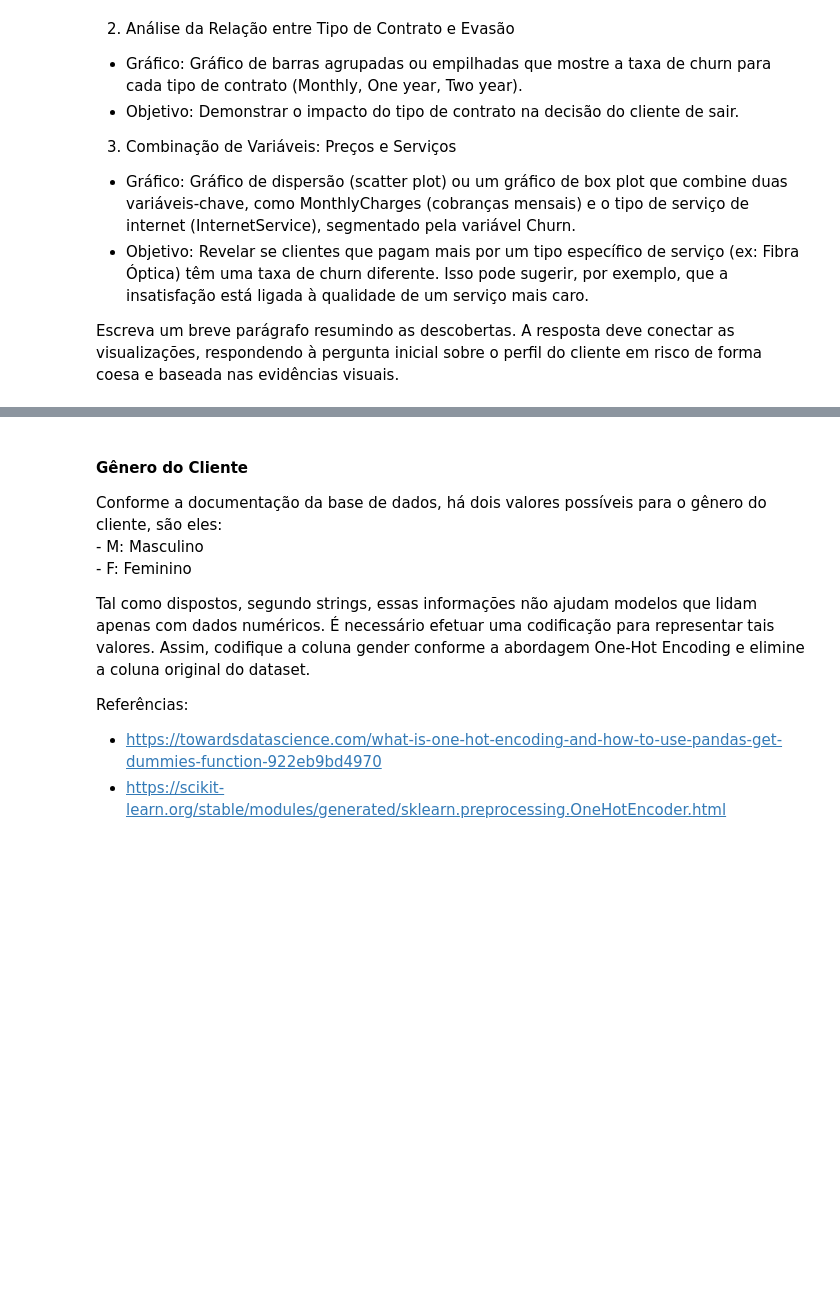
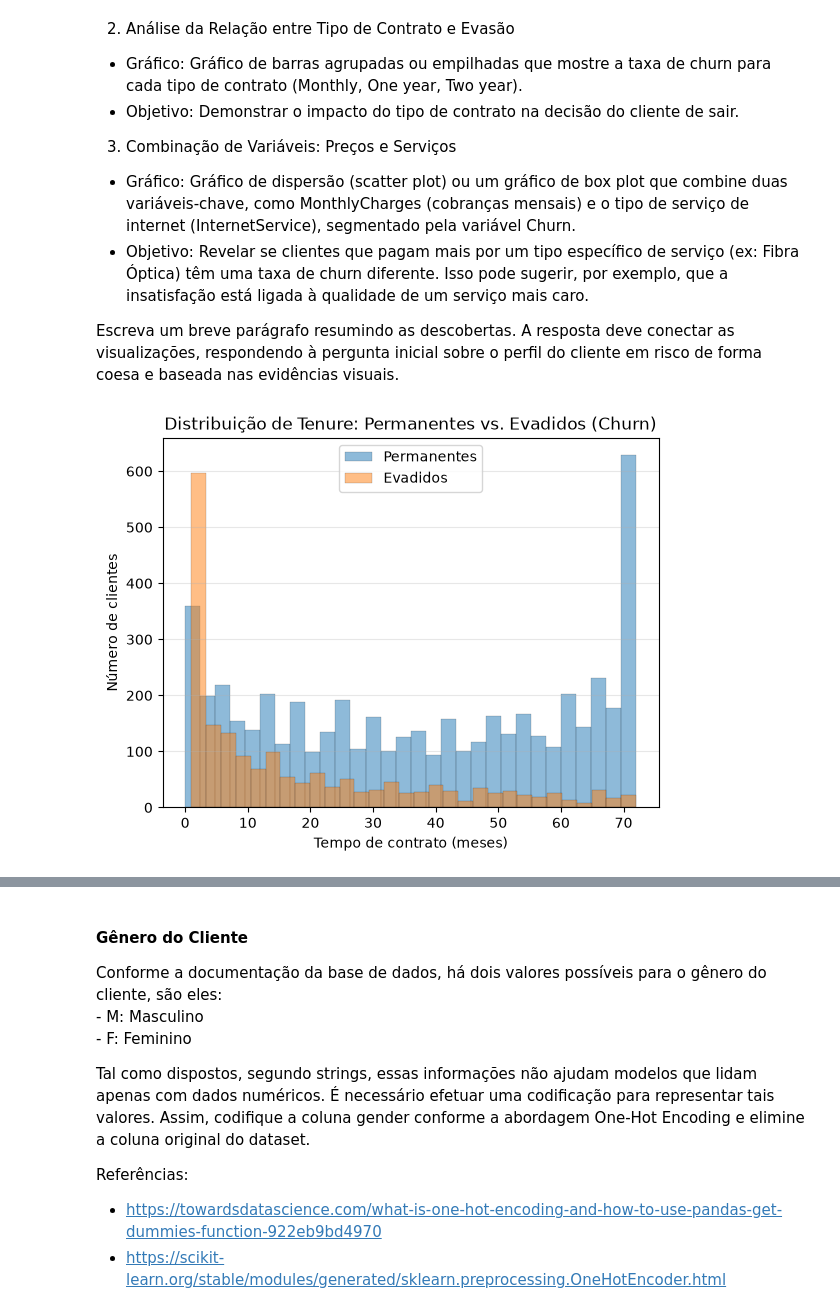
Before and after one commit to devgabrielbenayon/TrabalhoRedesNeurais, a Jupyter notebook: RNA-2025.2-PP1.2.ipynb, the cells around one changed output, grey strips where cells are left out. Saved outputs shown, nothing was run; the diff lists cells and outputs as text; code cells hidden in the pictures; blank space fills up the shorter version.

```diff
--- a/RNA-2025.2-PP1.2.ipynb
+++ b/RNA-2025.2-PP1.2.ipynb
@@ -247,6 +248,8 @@ plt.xlabel('Perfil do Cliente')
 plt.ylabel('% de Churn (Yes)')
 plt.title('Taxa de Churn: Perfil Completo')
 plt.grid(axis='y', alpha=0.3)
+
+df = df.drop(columns=['PerfilHip3'])
 # %% [output]
 [figure]
 # %% [markdown]
@@ -270,3 +273,19 @@ _**Qual é o perfil do cliente com alta probabilidade de churn e o que mais o in
 
 
 Escreva um breve parágrafo resumindo as descobertas. A resposta deve conectar as visualizações, respondendo à pergunta inicial sobre o perfil do cliente em risco de forma coesa e baseada nas evidências visuais.
+# %%
+clientesPermanentes = df[df['Churn'] == 'No']
+clientesEvadidos = df[df['Churn'] == 'Yes']
+
+plt.hist(clientesPermanentes['tenure'], bins=30, alpha=0.5, label='Permanentes', edgecolor='black', linewidth=0.2)
+plt.hist(clientesEvadidos['tenure'], bins=30, alpha=0.5, label='Evadidos', edgecolor='black', linewidth=0.2)
+
+plt.xlabel('Tempo de contrato (meses)')
+plt.ylabel('Número de clientes')
+plt.title('Distribuição de Tenure: Permanentes vs. Evadidos (Churn)')
+plt.grid(axis='y', alpha=0.3)
+plt.legend()
+
+plt.show()
+# %% [output]
+[figure, added]
```
Also changed, not shown: parts of 8 cells of this notebook.
